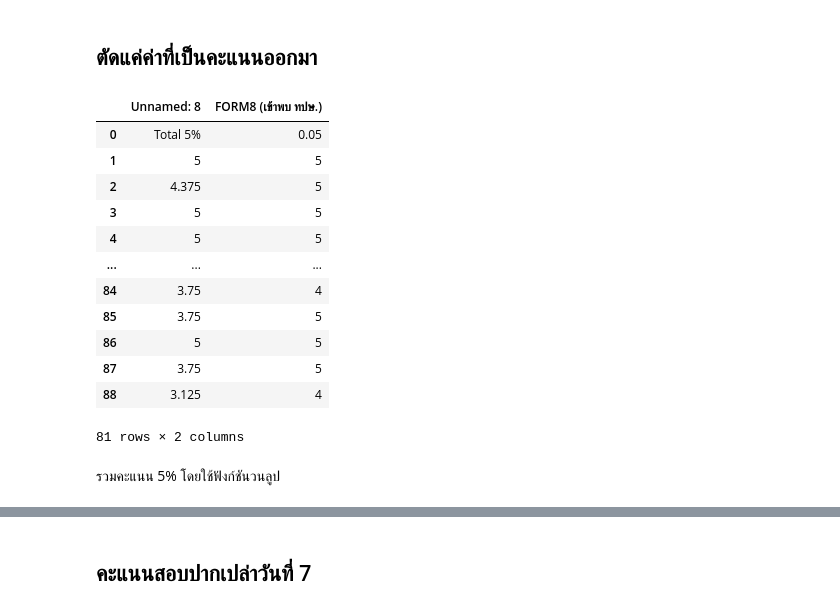
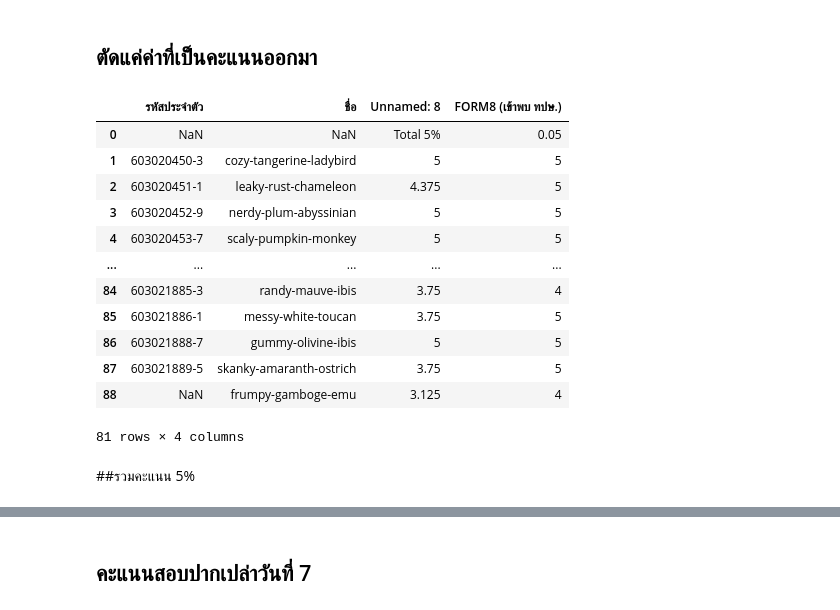
Before and after one commit to jiriyaporn/data_viz, a Jupyter notebook: DataViz_Midterm_2021.ipynb, the cells around one changed output, grey strips where cells are left out. Cells and saved outputs as stored; diff of their text form; code cells hidden in the pictures.

```diff
--- a/DataViz_Midterm_2021.ipynb
+++ b/DataViz_Midterm_2021.ipynb
@@ -270,21 +270,21 @@ dfnoqc
 ## ตัดแค่ค่าที่เป็นคะแนนออกมา
 # %%
 
-score = dfnoqc[['Unnamed: 8', 'FORM8 (เข้าพบ ทปษ.)']]
+score = dfnoqc[['รหัสประจำตัว',	'ชื่อ', 'Unnamed: 8', 'FORM8 (เข้าพบ ทปษ.)']]
 score
 # %% [output]
-|  | Unnamed: 8 | FORM8 (เข้าพบ ทปษ.) |
-| 0 | Total 5% | 0.05 |
-| 1 | 5 | 5 |
-| 2 | 4.375 | 5 |
-| 3 | 5 | 5 |
-| 4 | 5 | 5 |
-| ... | ... | ... |
-| 84 | 3.75 | 4 |
-| 85 | 3.75 | 5 |
-| 86 | 5 | 5 |
-| 87 | 3.75 | 5 |
-| 88 | 3.125 | 4 |
+|  | รหัสประจำตัว | ชื่อ | Unnamed: 8 | FORM8 (เข้าพบ ทปษ.) |
+| 0 | NaN | NaN | Total 5% | 0.05 |
+| 1 | 603020450-3 | cozy-tangerine-ladybird | 5 | 5 |
+| 2 | 603020451-1 | leaky-rust-chameleon | 4.375 | 5 |
+| 3 | 603020452-9 | nerdy-plum-abyssinian | 5 | 5 |
+| 4 | 603020453-7 | scaly-pumpkin-monkey | 5 | 5 |
+| ... | ... | ... | ... | ... |
+| 84 | 603021885-3 | randy-mauve-ibis | 3.75 | 4 |
+| 85 | 603021886-1 | messy-white-toucan | 3.75 | 5 |
+| 86 | 603021888-7 | gummy-olivine-ibis | 5 | 5 |
+| 87 | 603021889-5 | skanky-amaranth-ostrich | 3.75 | 5 |
+| 88 | NaN | frumpy-gamboge-emu | 3.125 | 4 |
-81 rows × 2 columns
+81 rows × 4 columns
-# %% [markdown]
-รวมคะแนน 5% โดยใช้ฟังก์ชันวนลูป
+# %% [markdown]
+##รวมคะแนน 5%
```
Also changed, not shown: parts of 28 cells of this notebook.
